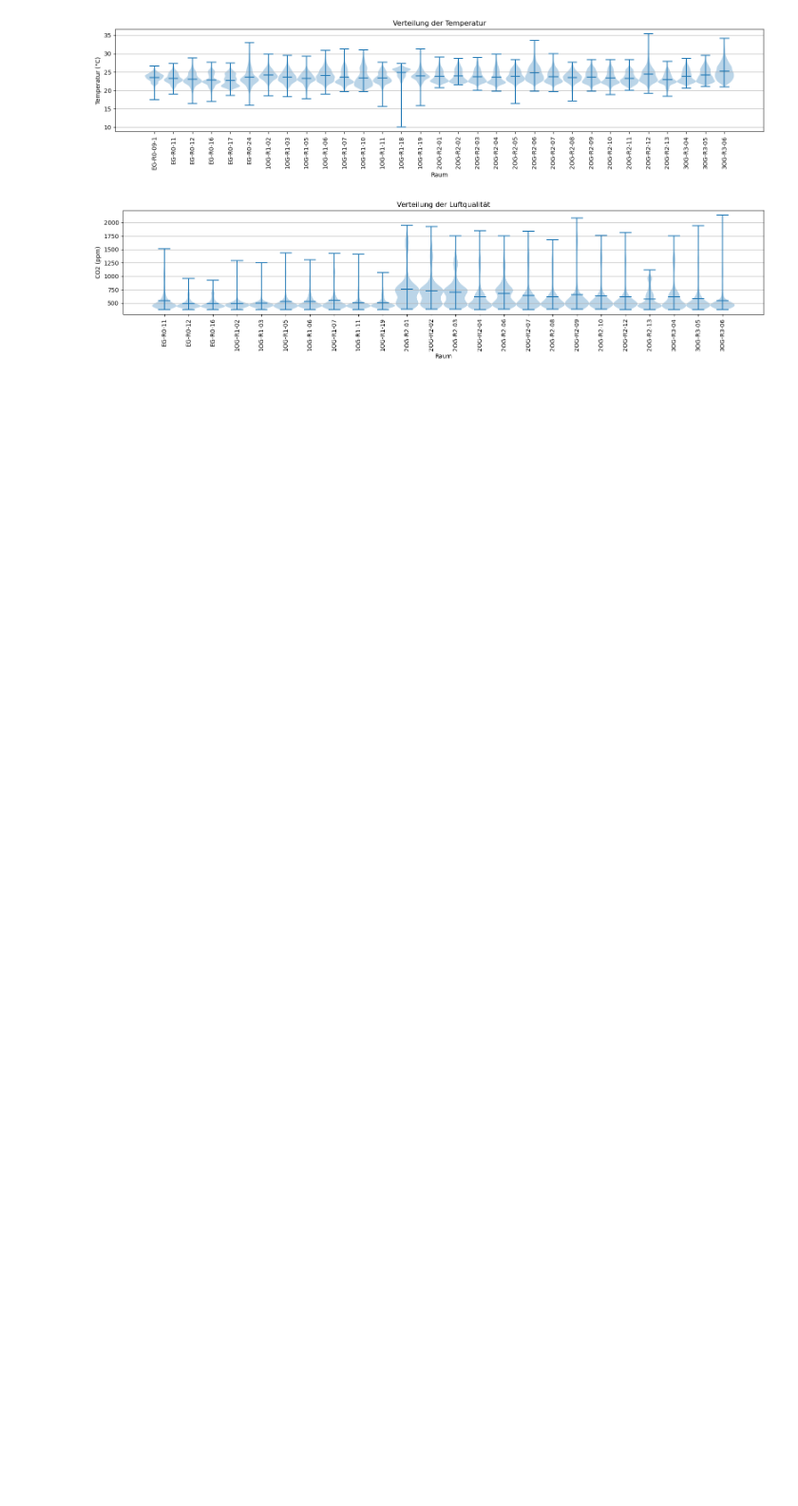
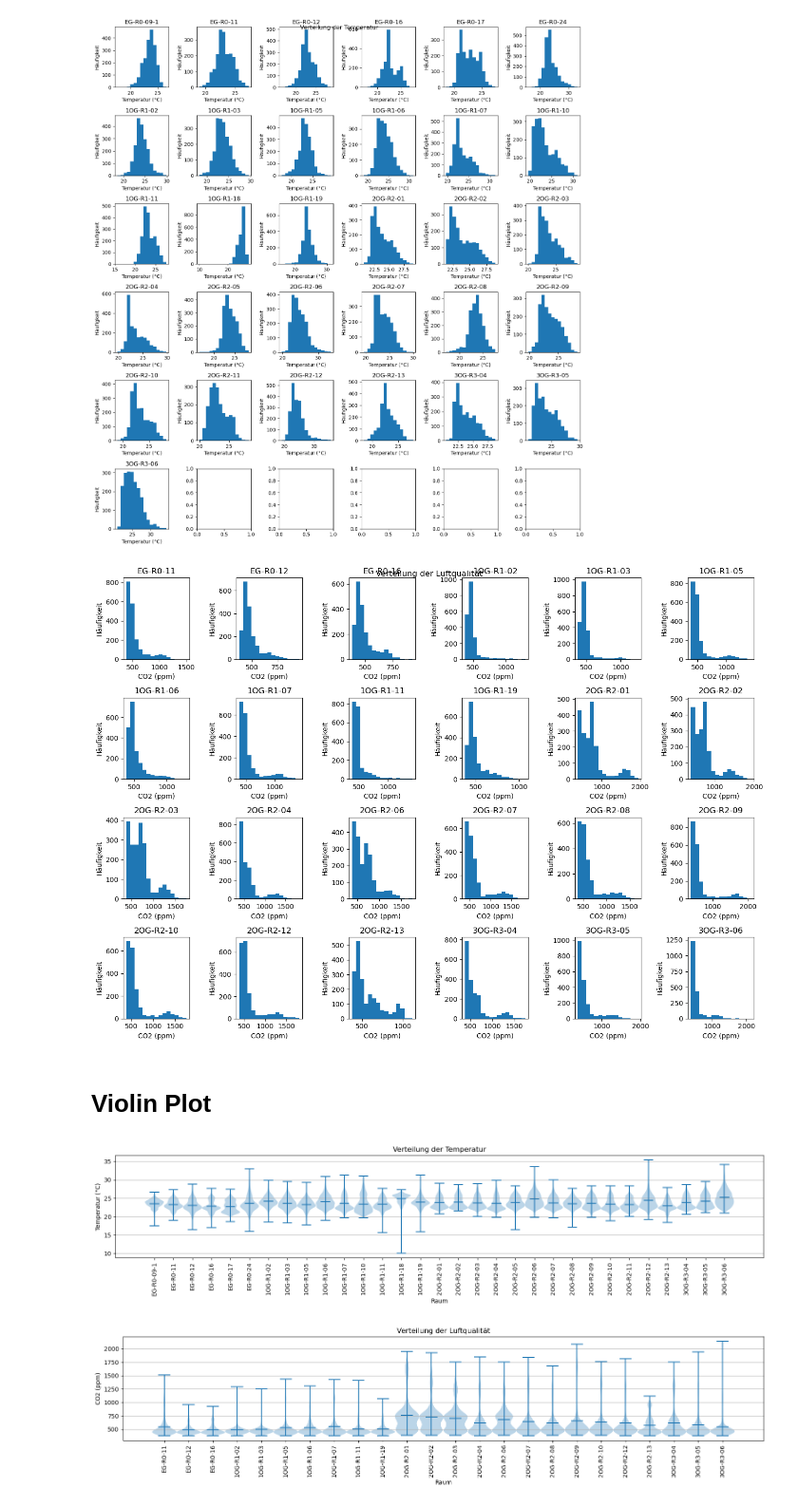
Before and after one commit to tug-cps/SchoolFeedback, a Jupyter notebook: notebooks/analyse_room_data.ipynb, the cells around one changed output. Shown at 95% size. Cells and saved outputs as stored; diff of their text form; code cells hidden in the pictures; blank space fills up the shorter version.

```diff
--- a/notebooks/analyse_room_data.ipynb
+++ b/notebooks/analyse_room_data.ipynb
@@ -47,3 +64,29 @@ for floor in dir_list.keys():
+# %%
+# Multiple Histograms
+
+subfolders = ["Hist Qual/", "Hist Temp/"]
+n_rows_list = [6, 4]
+
+for rooms, names, title, xaxis, subfolder, n_rows in zip(rooms_data, names_list, titles, axes, subfolders, n_rows_list):
+    fig, axs = plt.subplots(nrows=n_rows, ncols=6, figsize=(14, n_rows*2.5))
+    for it, (room, name) in enumerate(zip(rooms, names)):
+        current_row = int(it / 6)
+        current_col = it % 6
+        ax = axs[current_row, current_col]
+        ax.hist(room, bins=15, label=name)
+        ax.set_title(name)
+        ax.set_xlabel(xaxis)
+        ax.set_ylabel("Häufigkeit")
+
+    plt.tight_layout()
+    plt.suptitle("Verteilung der " + title)
+    plt.savefig("../plots/distribution_plots/Histogram Subplots " + title + ".png")
+    plt.show()
+# %% [output]
+[figure, added]
+[figure, added]
+# %% [markdown]
+# Violin Plot
 # %%
 for rooms, names, title, yaxis in zip(
     [rooms_temp, rooms_qual],
```
Also changed, not shown: parts of 8 cells of this notebook, 4 other files.
